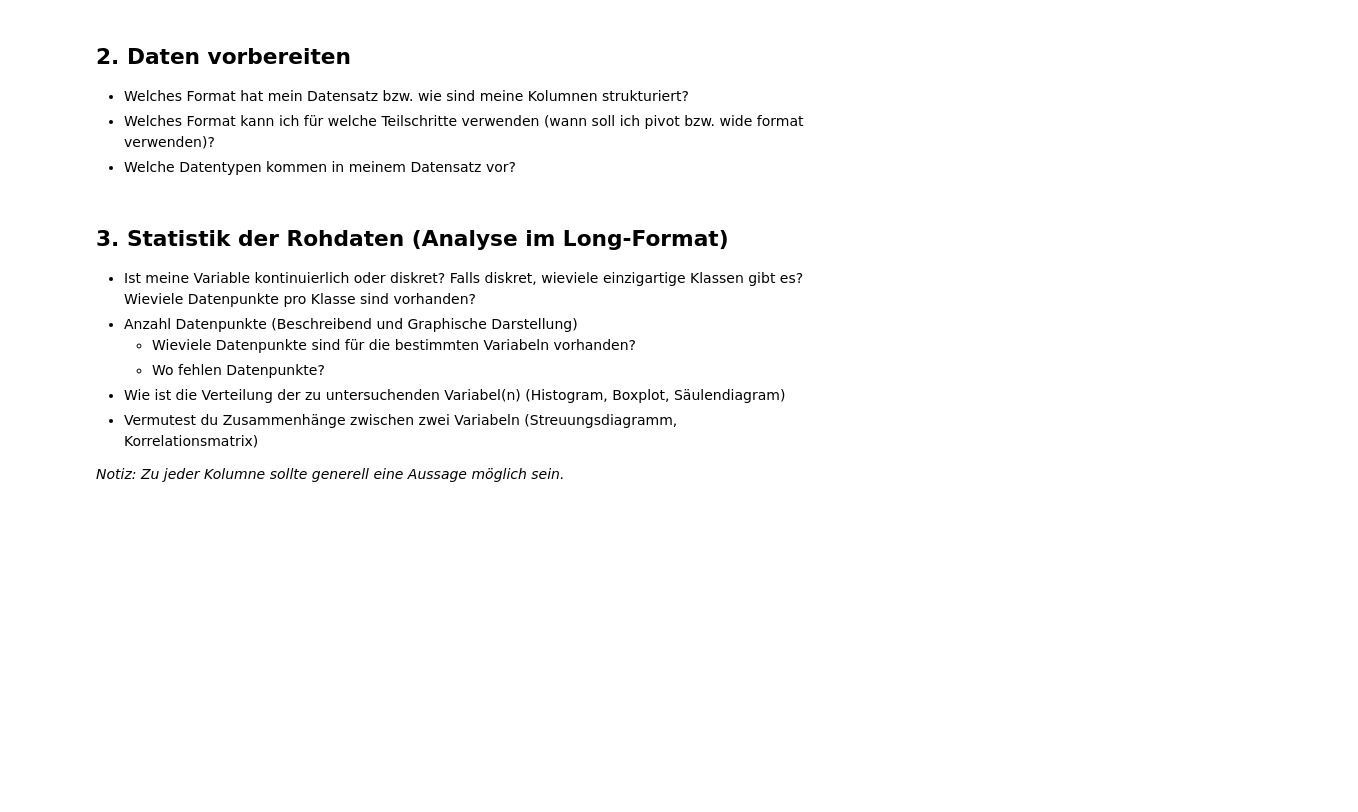
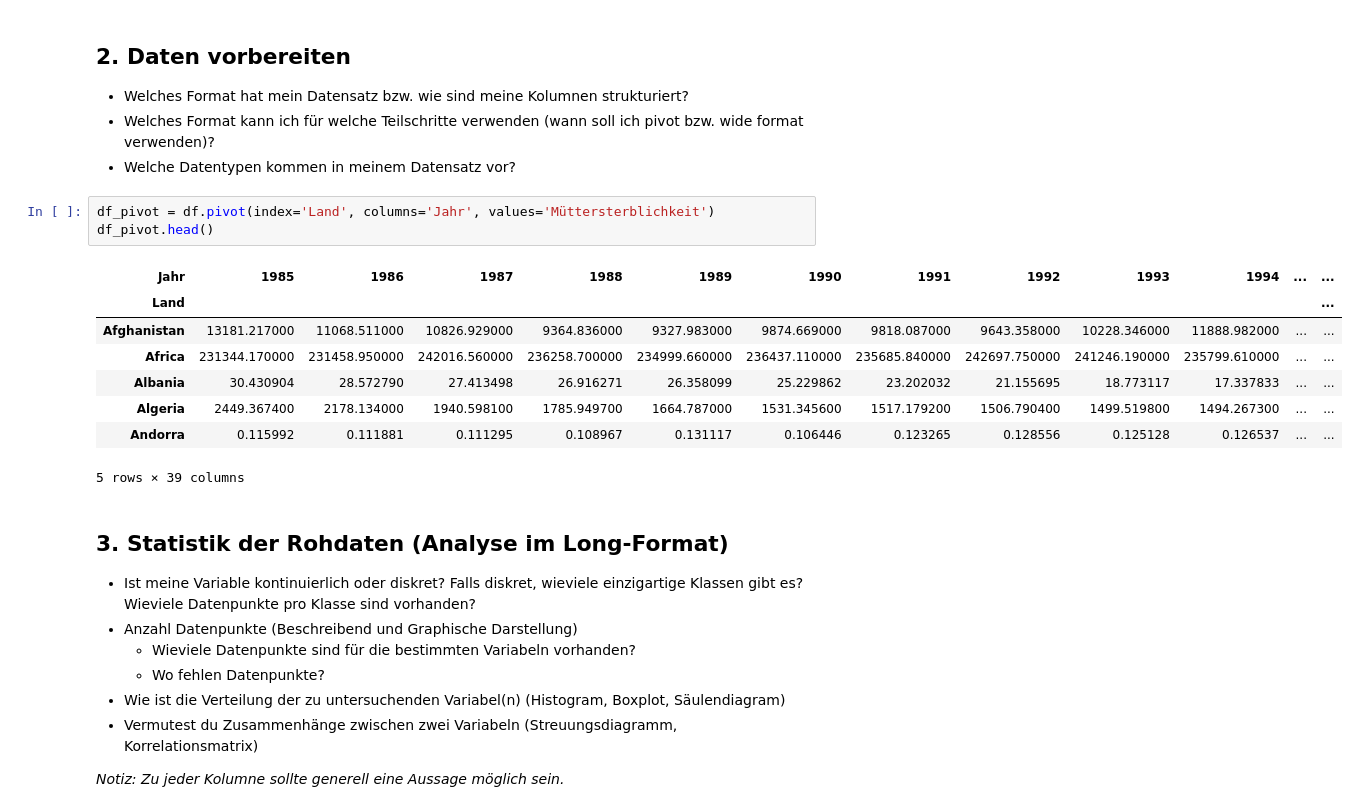
Before and after one commit to Ramona000/Python-LN, a Jupyter notebook: Grundgerüst_Leistungsnachweis.ipynb, the cells around one changed output. Cells and saved outputs as stored; diff of their text form; blank space fills up the shorter version.

```diff
--- a/Grundgerüst_Leistungsnachweis.ipynb
+++ b/Grundgerüst_Leistungsnachweis.ipynb
@@ -52,6 +52,18 @@ df.head()
 - Welches Format hat mein Datensatz bzw. wie sind meine Kolumnen strukturiert?
 - Welches Format kann ich für welche Teilschritte verwenden (wann soll ich pivot bzw. wide format verwenden)?
 - Welche Datentypen kommen in meinem Datensatz vor?
+# %%
+df_pivot = df.pivot(index='Land', columns='Jahr', values='Müttersterblichkeit')
+df_pivot.head()
+# %% [output]
+| Jahr | 1985 | 1986 | 1987 | 1988 | 1989 | 1990 | 1991 | 1992 | 1993 | 1994 | ... | ... |
+| Land |  |  |  |  |  |  |  |  |  |  |  | ... |
+| Afghanistan | 13181.217000 | 11068.511000 | 10826.929000 | 9364.836000 | 9327.983000 | 9874.669000 | 9818.087000 | 9643.358000 | 10228.346000 | 11888.982000 | ... | ... |
+| Africa | 231344.170000 | 231458.950000 | 242016.560000 | 236258.700000 | 234999.660000 | 236437.110000 | 235685.840000 | 242697.750000 | 241246.190000 | 235799.610000 | ... | ... |
+| Albania | 30.430904 | 28.572790 | 27.413498 | 26.916271 | 26.358099 | 25.229862 | 23.202032 | 21.155695 | 18.773117 | 17.337833 | ... | ... |
+| Algeria | 2449.367400 | 2178.134000 | 1940.598100 | 1785.949700 | 1664.787000 | 1531.345600 | 1517.179200 | 1506.790400 | 1499.519800 | 1494.267300 | ... | ... |
+| Andorra | 0.115992 | 0.111881 | 0.111295 | 0.108967 | 0.131117 | 0.106446 | 0.123265 | 0.128556 | 0.125128 | 0.126537 | ... | ... |
+5 rows × 39 columns
 # %% [markdown]
 ## 3. Statistik der Rohdaten (Analyse im Long-Format)
 - Ist meine Variable kontinuierlich oder diskret? Falls diskret, wieviele einzigartige Klassen gibt es? Wieviele Datenpunkte pro Klasse sind vorhanden?
```
Also changed, not shown: parts of 9 cells of this notebook.
